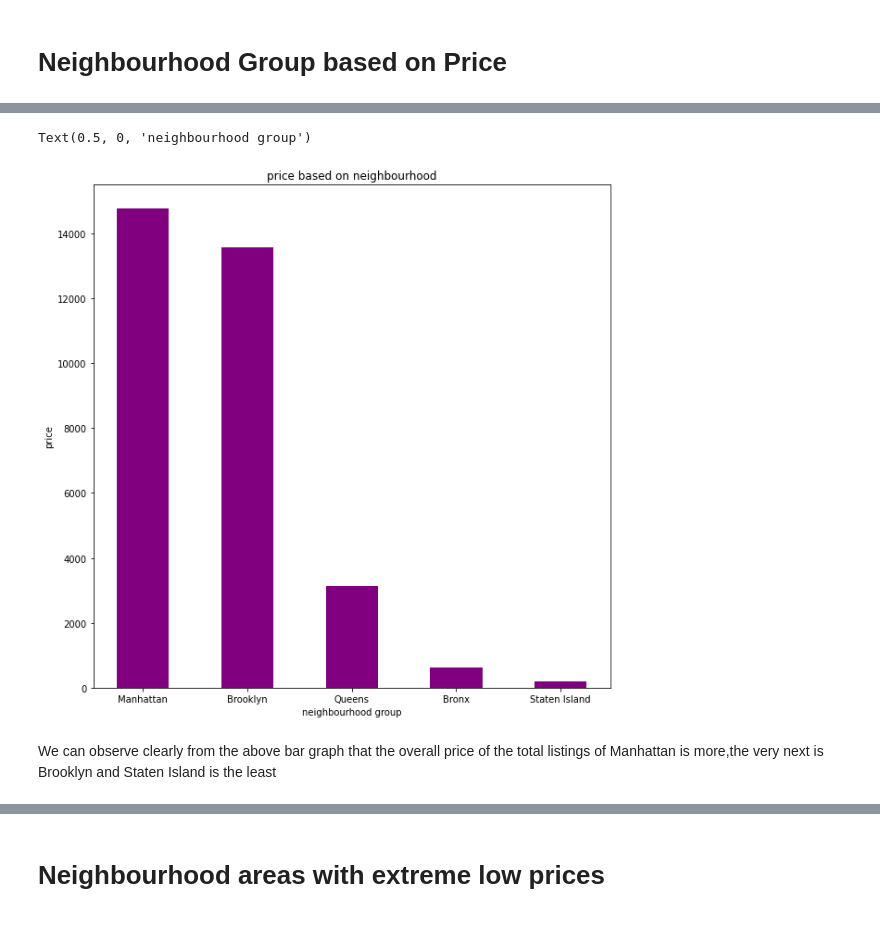
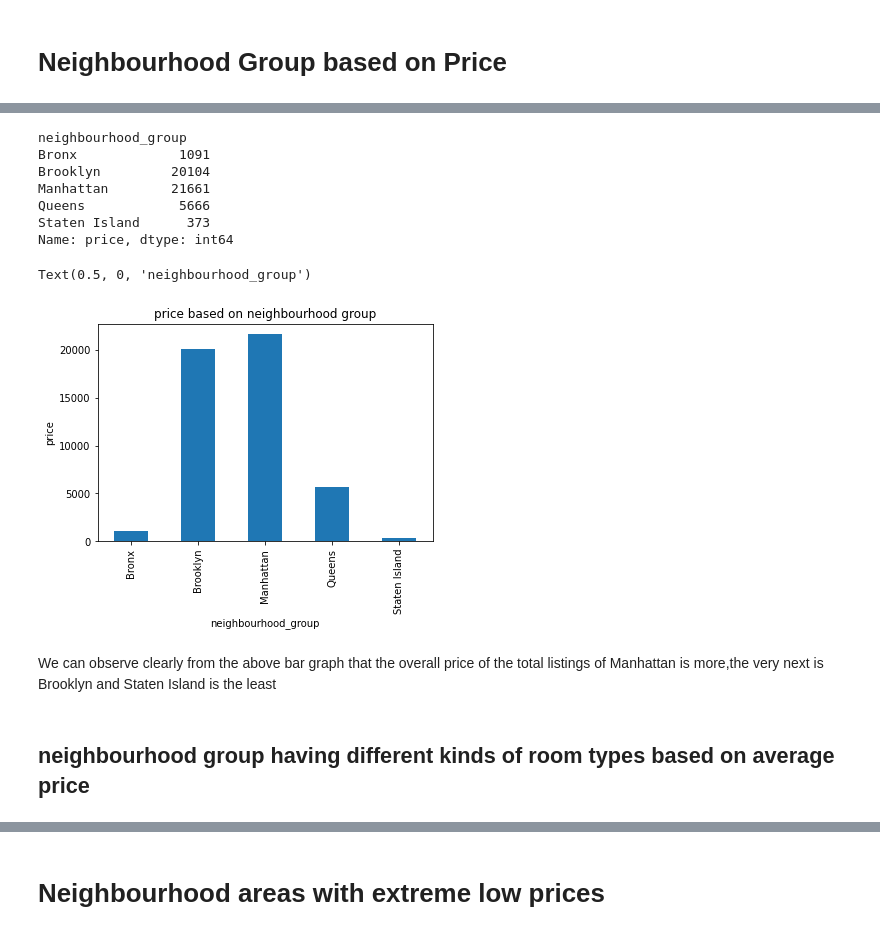
Before and after one commit to VaradiRambabu/EDA-on-Airnbn-Bookings-, a Jupyter notebook: Airbnb_Capstone_Project_.ipynb, the cells around one changed output, grey strips where cells are left out. Cells and saved outputs as stored; diff of their text form; code cells hidden in the pictures.

```diff
--- a/Airbnb_Capstone_Project_.ipynb
+++ b/Airbnb_Capstone_Project_.ipynb
@@ -27,7 +29,7 @@ import matplotlib.pyplot as plt
 import seaborn as sns
 # %%
 #loading the data
-path = '/content/drive/MyDrive/Colab Notebooks/EDA Project/AirBnB Bookings Analysis/Airbnb NYC 2019.csv'
+path = '/content/drive/MyDrive/Capstone_Project1/AirBnB Bookings Analysis/Airbnb NYC 2019.csv'
 # %%
 df = pd.read_csv(path)
 # %%
@@ -290,14 +324,23 @@ area_price.head(5)
+# %%
+area_price=df.groupby(['neighbourhood_group'])['price'].count()
+area_price
+# %% [output]
+neighbourhood_group
+Bronx             1091
+Brooklyn         20104
+Manhattan        21661
+Queens            5666
+Staten Island      373
+Name: price, dtype: int64
 # %%
-neighbourhood_group=area_price['neighbourhood_group']
-price=area_price['price']
-#bar plot
-fig=plt.figure(figsize=(10,10))
-plt.bar(neighbourhood_group,price,width=0.5,color='purple')
-plt.title('price based on neighbourhood')
+area_price.plot.bar()
+plt.title('price based on neighbourhood group')
 plt.ylabel('price')
-plt.xlabel('neighbourhood group')
+plt.xlabel('neighbourhood_group')
 # %% [output]
-Text(0.5, 0, 'neighbourhood group')
+Text(0.5, 0, 'neighbourhood_group')
-[figure, old version]
+[figure, new version]
 # %% [markdown]
 We can observe clearly from the above bar graph that the overall  price of the total listings of Manhattan is more,the very next is Brooklyn and Staten Island is the least
+# %% [markdown]
+## **neighbourhood group having different kinds of room types based on average price**
```
Also changed, not shown: parts of 31 cells of this notebook.
